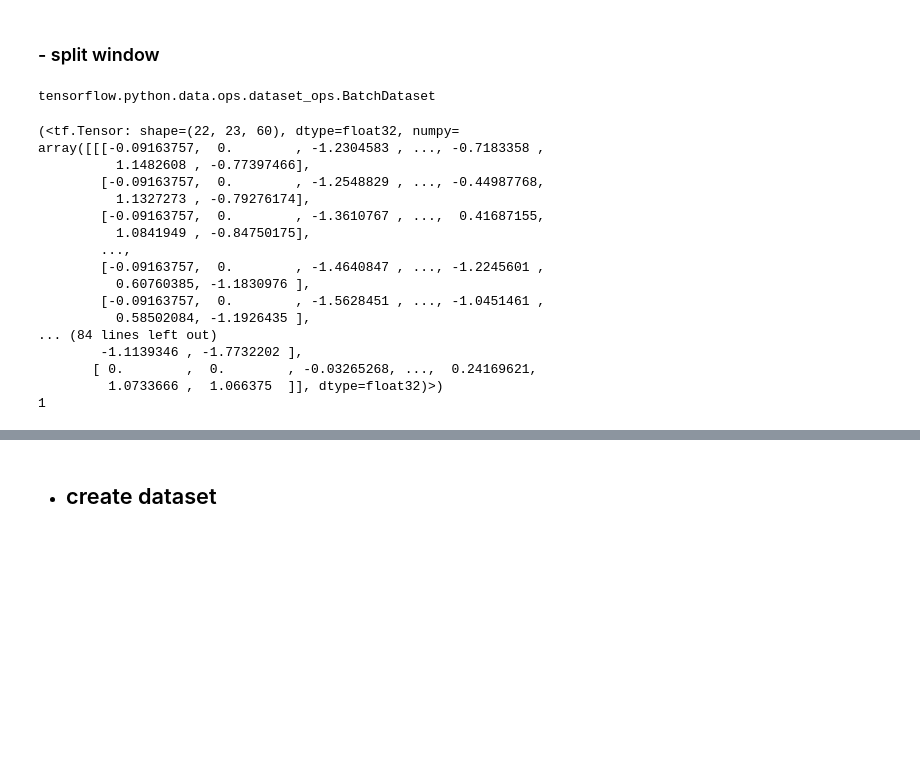
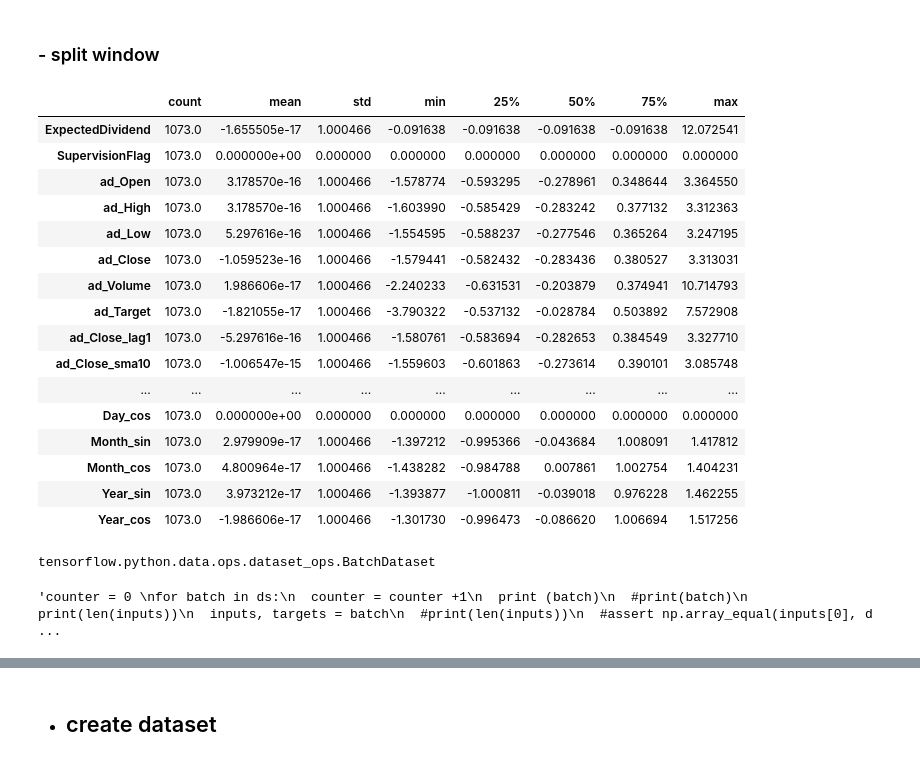
Before and after one commit to valentina-bec/tokyo-stock-exchange, a Jupyter notebook: notebooks/model.ipynb, the cells around one changed output, grey strips where cells are left out. Drawn from its saved outputs; the diff is of its cells as text; code cells hidden in the pictures; blank space fills up the shorter version.

```diff
--- a/notebooks/model.ipynb
+++ b/notebooks/model.ipynb
@@ -188,6 +350,26 @@ label_indices
 array([22])
 # %% [markdown]
 ### - split window
+# %%
+df_train_scaled.describe().T
+# %% [output]
+|  | count | mean | std | min | 25% | 50% | 75% | max |
+| ExpectedDividend | 1073.0 | -1.655505e-17 | 1.000466 | -0.091638 | -0.091638 | -0.091638 | -0.091638 | 12.072541 |
+| SupervisionFlag | 1073.0 | 0.000000e+00 | 0.000000 | 0.000000 | 0.000000 | 0.000000 | 0.000000 | 0.000000 |
+| ad_Open | 1073.0 | 3.178570e-16 | 1.000466 | -1.578774 | -0.593295 | -0.278961 | 0.348644 | 3.364550 |
+| ad_High | 1073.0 | 3.178570e-16 | 1.000466 | -1.603990 | -0.585429 | -0.283242 | 0.377132 | 3.312363 |
+| ad_Low | 1073.0 | 5.297616e-16 | 1.000466 | -1.554595 | -0.588237 | -0.277546 | 0.365264 | 3.247195 |
+| ad_Close | 1073.0 | -1.059523e-16 | 1.000466 | -1.579441 | -0.582432 | -0.283436 | 0.380527 | 3.313031 |
+| ad_Volume | 1073.0 | 1.986606e-17 | 1.000466 | -2.240233 | -0.631531 | -0.203879 | 0.374941 | 10.714793 |
+| ad_Target | 1073.0 | -1.821055e-17 | 1.000466 | -3.790322 | -0.537132 | -0.028784 | 0.503892 | 7.572908 |
+| ad_Close_lag1 | 1073.0 | -5.297616e-16 | 1.000466 | -1.580761 | -0.583694 | -0.282653 | 0.384549 | 3.327710 |
+| ad_Close_sma10 | 1073.0 | -1.006547e-15 | 1.000466 | -1.559603 | -0.601863 | -0.273614 | 0.390101 | 3.085748 |
+| ... | ... | ... | ... | ... | ... | ... | ... | ... |
+| Day_cos | 1073.0 | 0.000000e+00 | 0.000000 | 0.000000 | 0.000000 | 0.000000 | 0.000000 | 0.000000 |
+| Month_sin | 1073.0 | 2.979909e-17 | 1.000466 | -1.397212 | -0.995366 | -0.043684 | 1.008091 | 1.417812 |
+| Month_cos | 1073.0 | 4.800964e-17 | 1.000466 | -1.438282 | -0.984788 | 0.007861 | 1.002754 | 1.404231 |
+| Year_sin | 1073.0 | 3.973212e-17 | 1.000466 | -1.393877 | -1.000811 | -0.039018 | 0.976228 | 1.462255 |
+| Year_cos | 1073.0 | -1.986606e-17 | 1.000466 | -1.301730 | -0.996473 | -0.086620 | 1.006694 | 1.517256 |
 # %%
 def split_window(self, features):
   input_width=22
@@ -227,7 +409,7 @@ type(ds)
 # %% [output]
 tensorflow.python.data.ops.dataset_ops.BatchDataset
 # %%
-counter = 0
+"""counter = 0
 for batch in ds:
   counter = counter +1
   print (batch)
@@ -236,24 +418,9 @@ for batch in ds:
   inputs, targets = batch
   #print(len(inputs))
   #assert np.array_equal(inputs[0], data[:10])  # First sequence: steps [0-9]
+"""
 # %% [output]
-(<tf.Tensor: shape=(22, 23, 60), dtype=float32, numpy=
-array([[[-0.09163757,  0.        , -1.2304583 , ..., -0.7183358 ,
-          1.1482608 , -0.77397466],
-        [-0.09163757,  0.        , -1.2548829 , ..., -0.44987768,
-          1.1327273 , -0.79276174],
-        [-0.09163757,  0.        , -1.3610767 , ...,  0.41687155,
-          1.0841949 , -0.84750175],
-        ...,
-        [-0.09163757,  0.        , -1.4640847 , ..., -1.2245601 ,
-          0.60760385, -1.1830976 ],
-        [-0.09163757,  0.        , -1.5628451 , ..., -1.0451461 ,
-          0.58502084, -1.1926435 ],
-... (84 lines left out)
-        -1.1139346 , -1.7732202 ],
-       [ 0.        ,  0.        , -0.03265268, ...,  0.24169621,
-         1.0733666 ,  1.066375  ]], dtype=float32)>)
-1
+'counter = 0 \nfor batch in ds:\n  counter = counter +1\n  print (batch)\n  #print(batch)\n  print(len(inputs))\n  inputs, targets = batch\n  #print(len(inputs))\n  #assert np.array_equal(inputs[0], d ...
 # %%
 class WindowGenerator():
   def __init__(self, input_width, label_width, shift,
```
Also changed, not shown: parts of 23 cells of this notebook.
